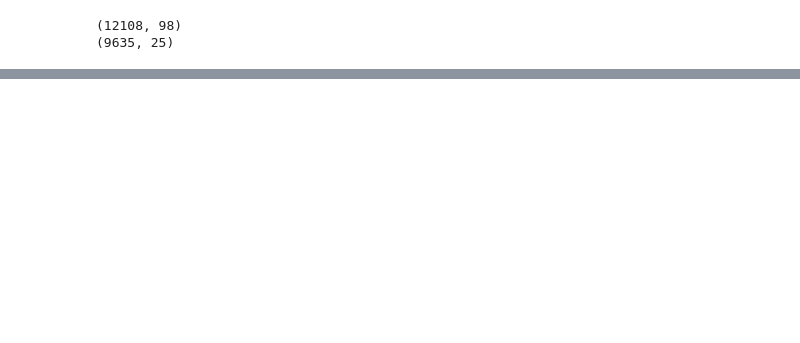
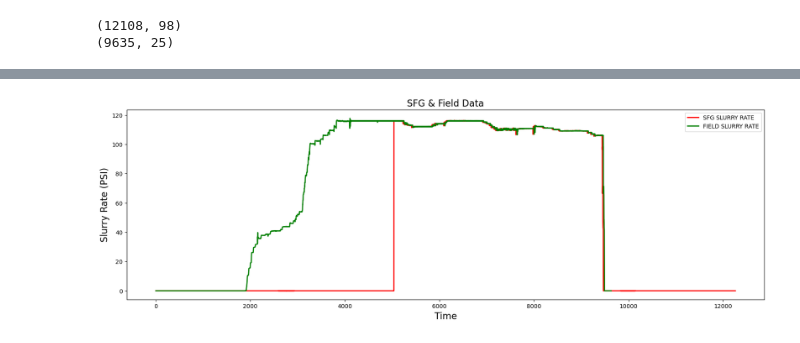
Before and after one commit to rivillasm/python_code, a Jupyter notebook: python_052_empty_rows_shift.ipynb, the cells around one changed output, grey strips where cells are left out. Drawn from its saved outputs; the diff is of its cells as text; code cells hidden in the pictures; blank space fills up the shorter version.

```diff
--- a/python_052_empty_rows_shift.ipynb
+++ b/python_052_empty_rows_shift.ipynb
@@ -58,0 +97,3 @@ print(df_field.shape)
+# %%
+# Apply the function
+df_sfg_emtpyrows = subtract_and_add_empty_rows(df_sfg, 'timestamp')
@@ -58,0 +122,14 @@ print(df_field.shape)
+# %%
+# Plotting Close Value Data
+plt.figure(figsize=(20,6))
+plt.ticklabel_format(useOffset=False, style='plain')
+plt.plot(df_sfg_emtpyrows.index.values, df_sfg_emtpyrows['Slurry Rate'].values, lw=2, color='red',label="SFG SLURRY RATE")
+plt.plot(df_field.index.values, df_field['SlurryRate'].values, lw=2, color='green',label="FIELD SLURRY RATE")
+plt.xlabel("Time", fontsize=16)
+plt.ylabel("Slurry Rate (PSI)", fontsize=16)
+plt.title("SFG & Field Data", fontsize=16);
+plt.legend()
+
+plt.show()
+# %% [output]
+[figure, added]
```
Also changed, not shown: parts of 4 cells of this notebook.
